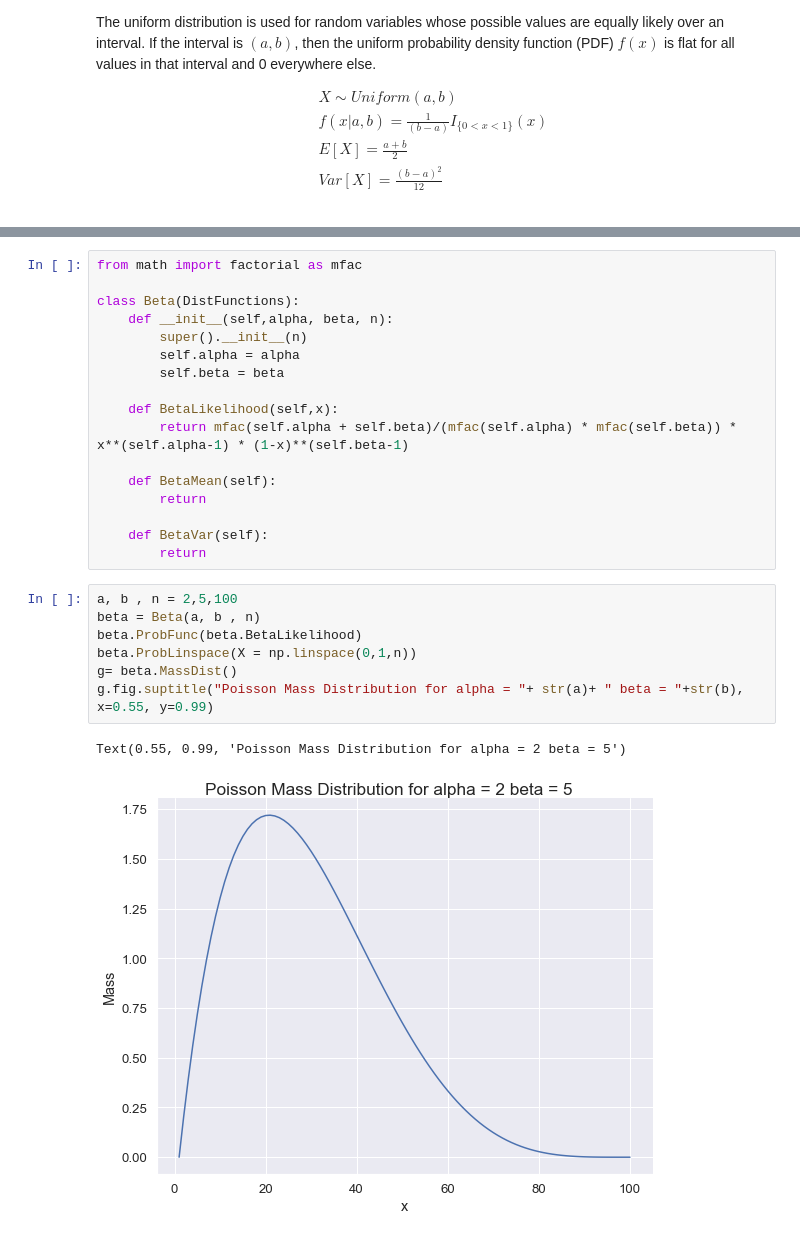
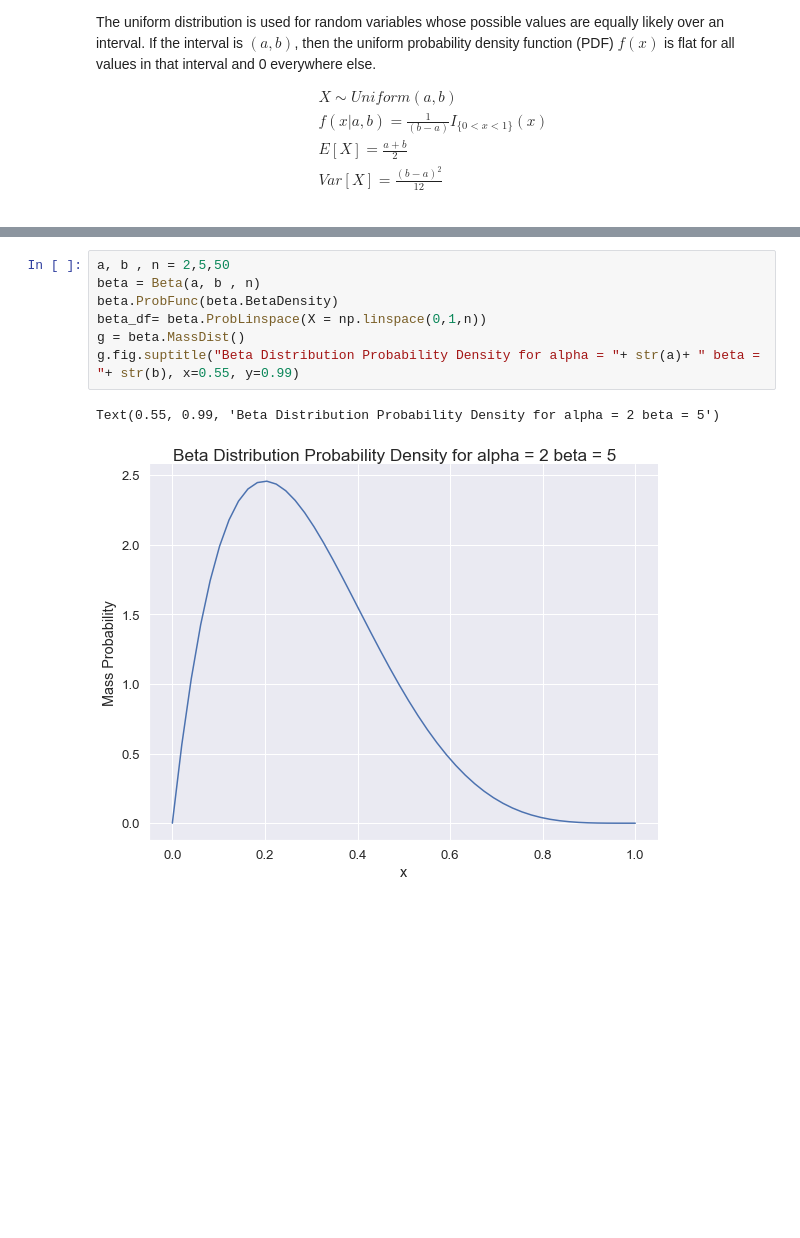
Before and after one commit to non-ceterisparibus/Data_analytics, a Jupyter notebook: Notebook.ipynb, the cells around one changed output, grey strips where cells are left out. Saved outputs shown, nothing was run; the diff lists cells and outputs as text; blank space fills up the shorter version.

```diff
--- a/Notebook.ipynb
+++ b/Notebook.ipynb
@@ -235,30 +165,13 @@ $$
 $$
 where $\Gamma(·)$ is the gamma function introduced with the gamma distribution. Note also that $\alpha > 0$ and $\beta > 0 $ The standard Uniform(0, 1) distribution is a special case of the beta
 distribution with $\alpha = \beta = 1 $.
-# %%
-from math import factorial as mfac
-
-class Beta(DistFunctions):
-    def __init__(self,alpha, beta, n):
-        super().__init__(n)
-        self.alpha = alpha
-        self.beta = beta
-
-    def BetaLikelihood(self,x):
-        return mfac(self.alpha + self.beta)/(mfac(self.alpha) * mfac(self.beta)) * x**(self.alpha-1) * (1-x)**(self.beta-1)
-
-    def BetaMean(self):
-        return
-
-    def BetaVar(self):
-        return
 # %%
-a, b , n = 2,5,100
+a, b , n = 2,5,50
 beta = Beta(a, b , n)
-beta.ProbFunc(beta.BetaLikelihood)
-beta.ProbLinspace(X = np.linspace(0,1,n))
-g= beta.MassDist()
-g.fig.suptitle("Poisson Mass Distribution for alpha = "+ str(a)+ " beta = "+str(b), x=0.55, y=0.99)
+beta.ProbFunc(beta.BetaDensity)
+beta_df= beta.ProbLinspace(X = np.linspace(0,1,n))
+g = beta.MassDist()
+g.fig.suptitle("Beta Distribution Probability Density for alpha = "+ str(a)+ " beta = "+ str(b), x=0.55, y=0.99)
 # %% [output]
-Text(0.55, 0.99, 'Poisson Mass Distribution for alpha = 2 beta = 5')
+Text(0.55, 0.99, 'Beta Distribution Probability Density for alpha = 2 beta = 5')
-[figure, old version]
+[figure, new version]
```
Also changed, not shown: parts of 18 cells of this notebook, 1 other file.
